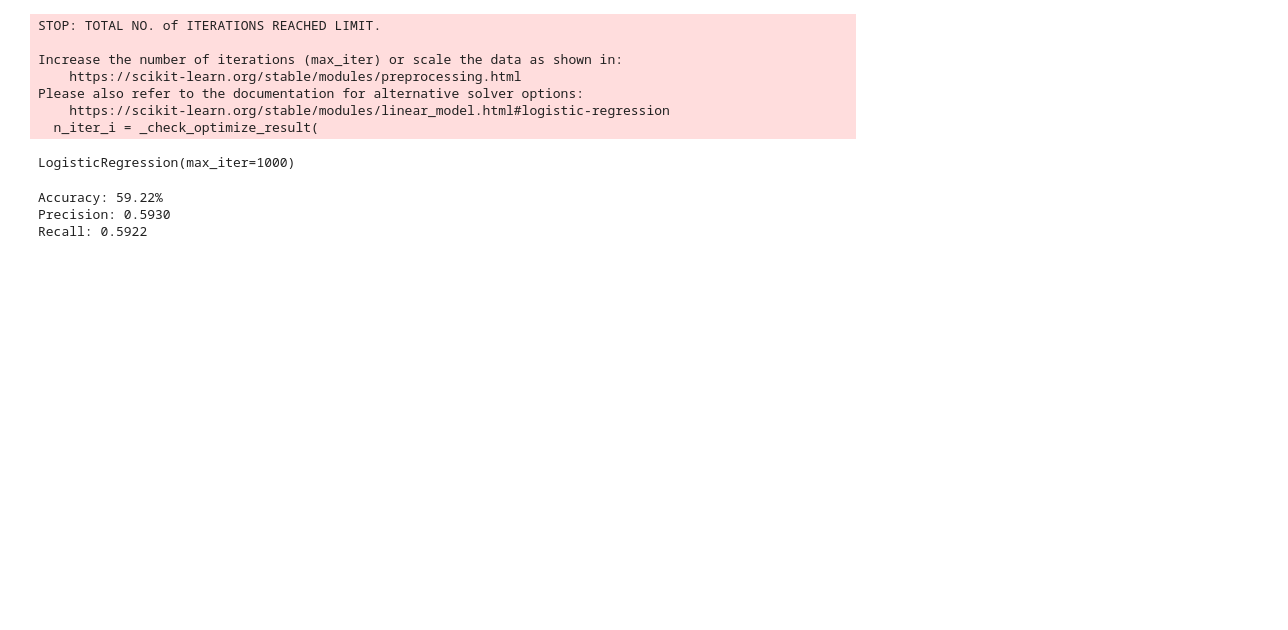
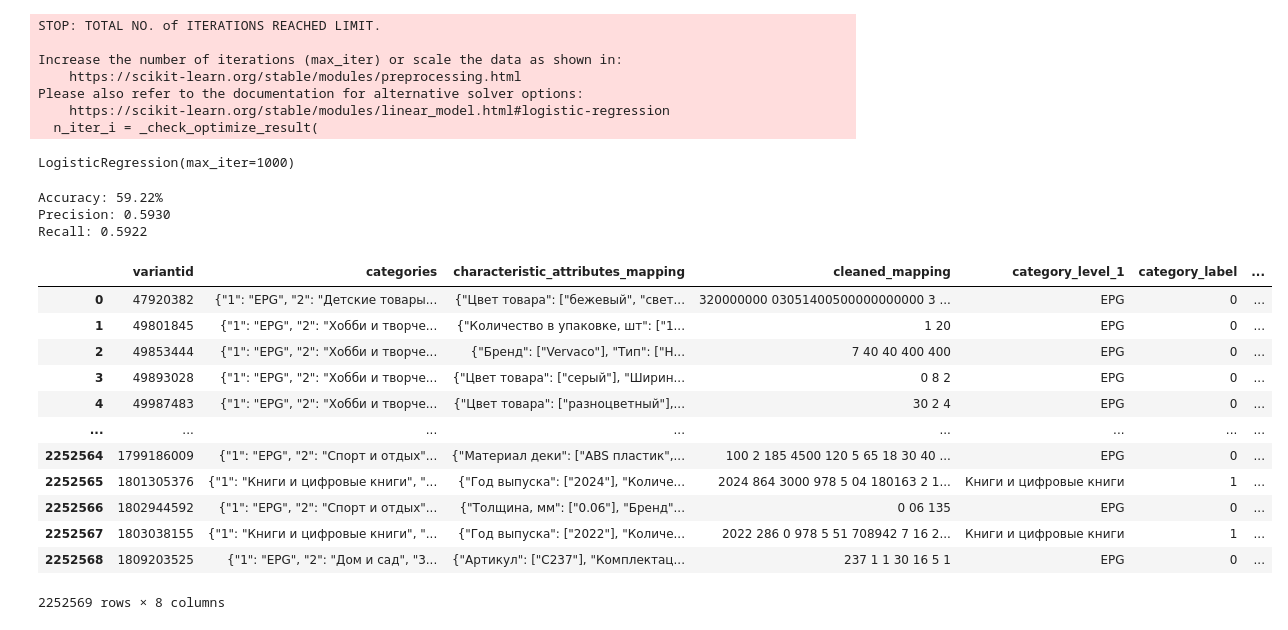
Before and after one commit to gansiorag/group_mlada, a Jupyter notebook: work_text_on_image/ozon_data.ipynb, the cells around one changed output. Cells and saved outputs as stored; diff of their text form; code cells hidden in the pictures; blank space fills up the shorter version.

```diff
--- a/work_text_on_image/ozon_data.ipynb
+++ b/work_text_on_image/ozon_data.ipynb
@@ -261,3 +261,16 @@ print(df_attributes[['characteristic_attributes_mapping', 'cleaned_mapping']].he
 df_attributes['characteristic_attributes_mapping'].iloc[1]
 # %% [output]
 '{"Количество в упаковке, шт": ["1"], "Бренд": ["Нет бренда"], "Тип": ["Стразы"], "Материал": ["Акрил"], "Вес товара, г": ["20"]}'
+# %%
+def get_dict() ->dict:
+    '''
+    Получение словаря из файла
+    '''
+    r_d= {}
+    with open('/Users/diana/Downloads/characteristic.csv', 'r') as f:
+        for line in f:
+            line_l = line.strip().split(';')
+            r_d[line_l[0]] = line_l[2]
+    return r_d
+# %%
+d = get_dict()
@@ -263,0 +281,20 @@ df_attributes['characteristic_attributes_mapping'].iloc[1]
+# %%
+def process_characteristics(attr_mapping_str, code_mapping):
+    try:
+        attr_dict = json.loads(attr_mapping_str)
+        result = []
+
+        for attr, values in attr_dict.items():
+            if attr in code_mapping:
+                for value in values:
+                    numbers = re.findall(r'\d+[,\.]?\d*', value)
+                    for number in numbers:
+                        clean_number = re.sub(r'[^\d]', '', number)
+                        result.append(f"{code_mapping[attr]}_{clean_number}")
+
+        return ' '.join(result)
+
+    except json.JSONDecodeError:
+        return ""
+# %%
+df_attributes['processed_characteristics'] = df_attributes['characteristic_attributes_mapping'].apply(process_characteristics, code_mapping=d)
@@ -372,3 +565,19 @@ print(f"Recall: {recall:.4f}")
 Accuracy: 59.22%
 Precision: 0.5930
 Recall: 0.5922
+# %%
+df_attributes
+# %% [output]
+|  | variantid | categories | characteristic_attributes_mapping | cleaned_mapping | category_level_1 | category_label | ... |
+| 0 | 47920382 | {"1": "EPG", "2": "Детские товары... | {"Цвет товара": ["бежевый", "свет... | 320000000 03051400500000000000 3 ... | EPG | 0 | ... |
+| 1 | 49801845 | {"1": "EPG", "2": "Хобби и творче... | {"Количество в упаковке, шт": ["1... | 1 20 | EPG | 0 | ... |
+| 2 | 49853444 | {"1": "EPG", "2": "Хобби и творче... | {"Бренд": ["Vervaco"], "Тип": ["Н... | 7 40 40 400 400 | EPG | 0 | ... |
+| 3 | 49893028 | {"1": "EPG", "2": "Хобби и творче... | {"Цвет товара": ["серый"], "Ширин... | 0 8 2 | EPG | 0 | ... |
+| 4 | 49987483 | {"1": "EPG", "2": "Хобби и творче... | {"Цвет товара": ["разноцветный"],... | 30 2 4 | EPG | 0 | ... |
+| ... | ... | ... | ... | ... | ... | ... | ... |
+| 2252564 | 1799186009 | {"1": "EPG", "2": "Спорт и отдых"... | {"Материал деки": ["ABS пластик",... | 100 2 185 4500 120 5 65 18 30 40 ... | EPG | 0 | ... |
+| 2252565 | 1801305376 | {"1": "Книги и цифровые книги", "... | {"Год выпуска": ["2024"], "Количе... | 2024 864 3000 978 5 04 180163 2 1... | Книги и цифровые книги | 1 | ... |
+| 2252566 | 1802944592 | {"1": "EPG", "2": "Спорт и отдых"... | {"Толщина, мм": ["0.06"], "Бренд"... | 0 06 135 | EPG | 0 | ... |
+| 2252567 | 1803038155 | {"1": "Книги и цифровые книги", "... | {"Год выпуска": ["2022"], "Количе... | 2022 286 0 978 5 51 708942 7 16 2... | Книги и цифровые книги | 1 | ... |
+| 2252568 | 1809203525 | {"1": "EPG", "2": "Дом и сад", "3... | {"Артикул": ["С237"], "Комплектац... | 237 1 1 30 16 5 1 | EPG | 0 | ... |
+2252569 rows × 8 columns
```
Also changed, not shown: parts of 23 cells of this notebook.
